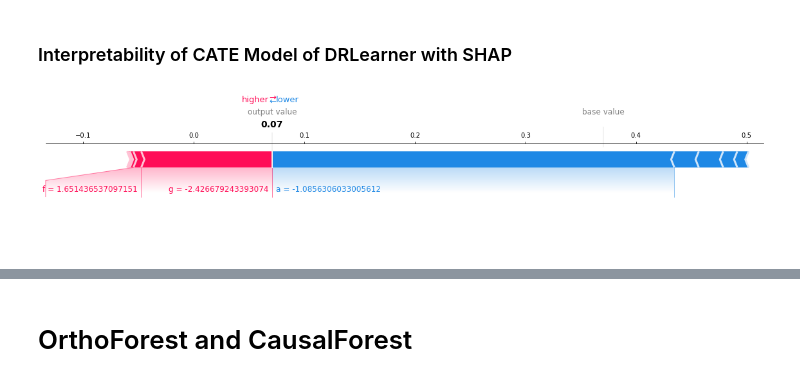
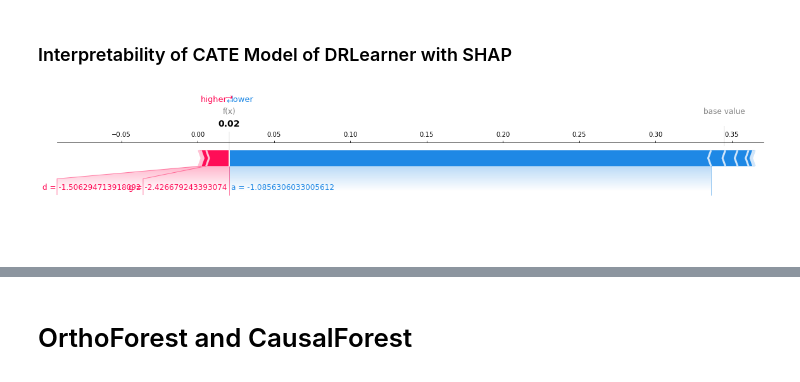
Before and after one commit to py-why/EconML, a Jupyter notebook: notebooks/ForestLearners Basic Example.ipynb, the cells around one changed output, grey strips where cells are left out. Drawn from its saved outputs; the diff is of its cells as text; code cells hidden in the pictures.

```diff
--- a/notebooks/ForestLearners Basic Example.ipynb
+++ b/notebooks/ForestLearners Basic Example.ipynb
@@ -308,15 +327,2 @@ plt.show()
 # %% [markdown]
 ### Interpretability of CATE Model of DRLearner with SHAP
-# %%
-import shap
-import pandas as pd
-import string
-Xdf = pd.DataFrame(X, columns=list(string.ascii_lowercase)[:X.shape[1]])
-# explain the model's predictions using SHAP values
-explainer = shap.TreeExplainer(est2.model_cate().best_estimator_)
-shap_values = explainer.shap_values(Xdf)
-
-# visualize the first prediction's explanation (use matplotlib=True to avoid Javascript)
-shap.force_plot(explainer.expected_value, shap_values[0,:], Xdf.iloc[0,:], matplotlib=True)
-# %% [output]
-[figure, removed]
@@ -323 +332,6 @@ shap.force_plot(explainer.expected_value, shap_values[0,:], Xdf.iloc[0,:], matpl
+# %%
+# visualize the first prediction's explanation (use matplotlib=True to avoid Javascript)
+shap.force_plot(shap_values["Y0"]["T0"][0], matplotlib=True)
+# %% [output]
+[figure, added]
 # %%
```
Also changed, not shown: parts of 16 cells of this notebook, 12 other files.
